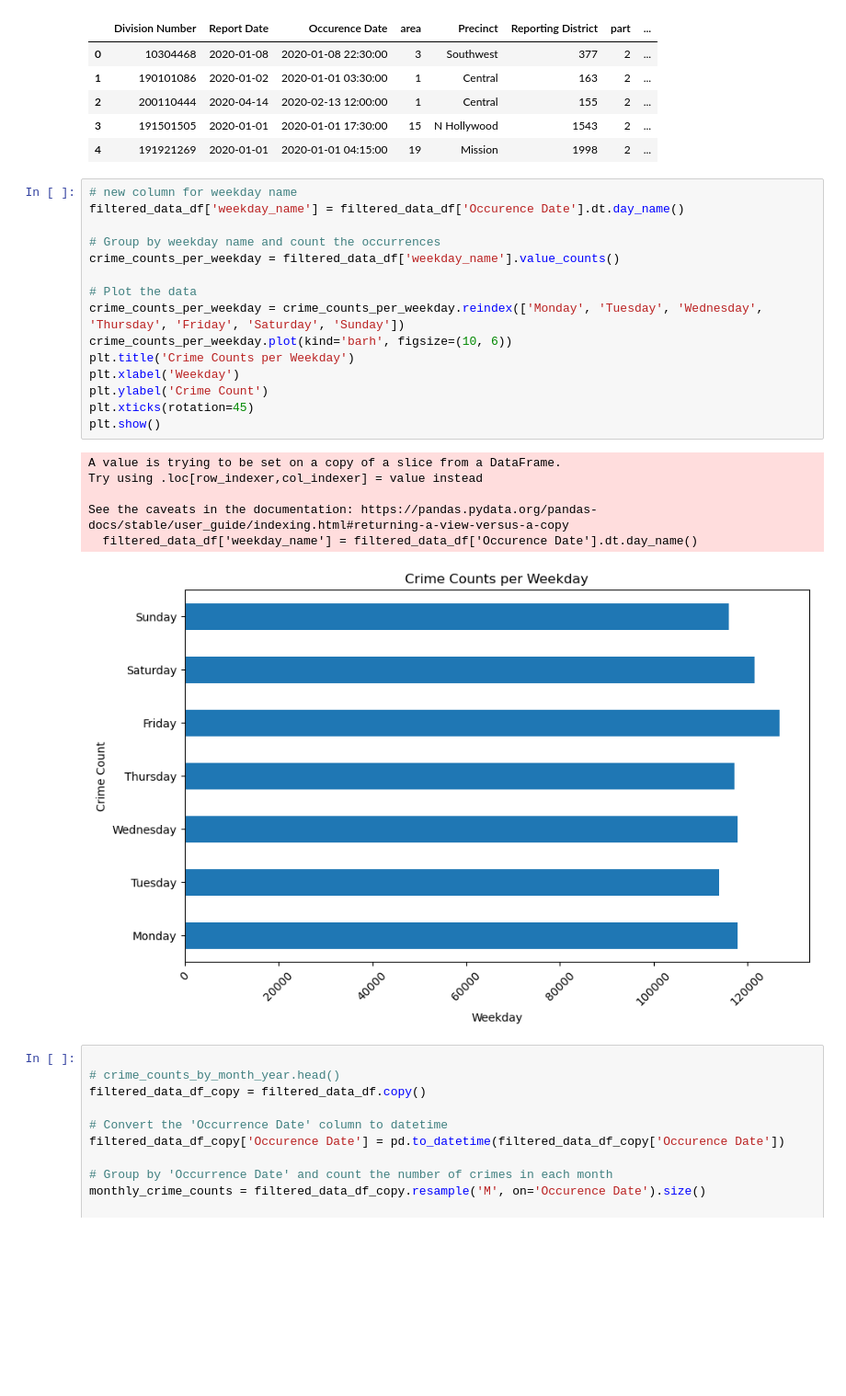
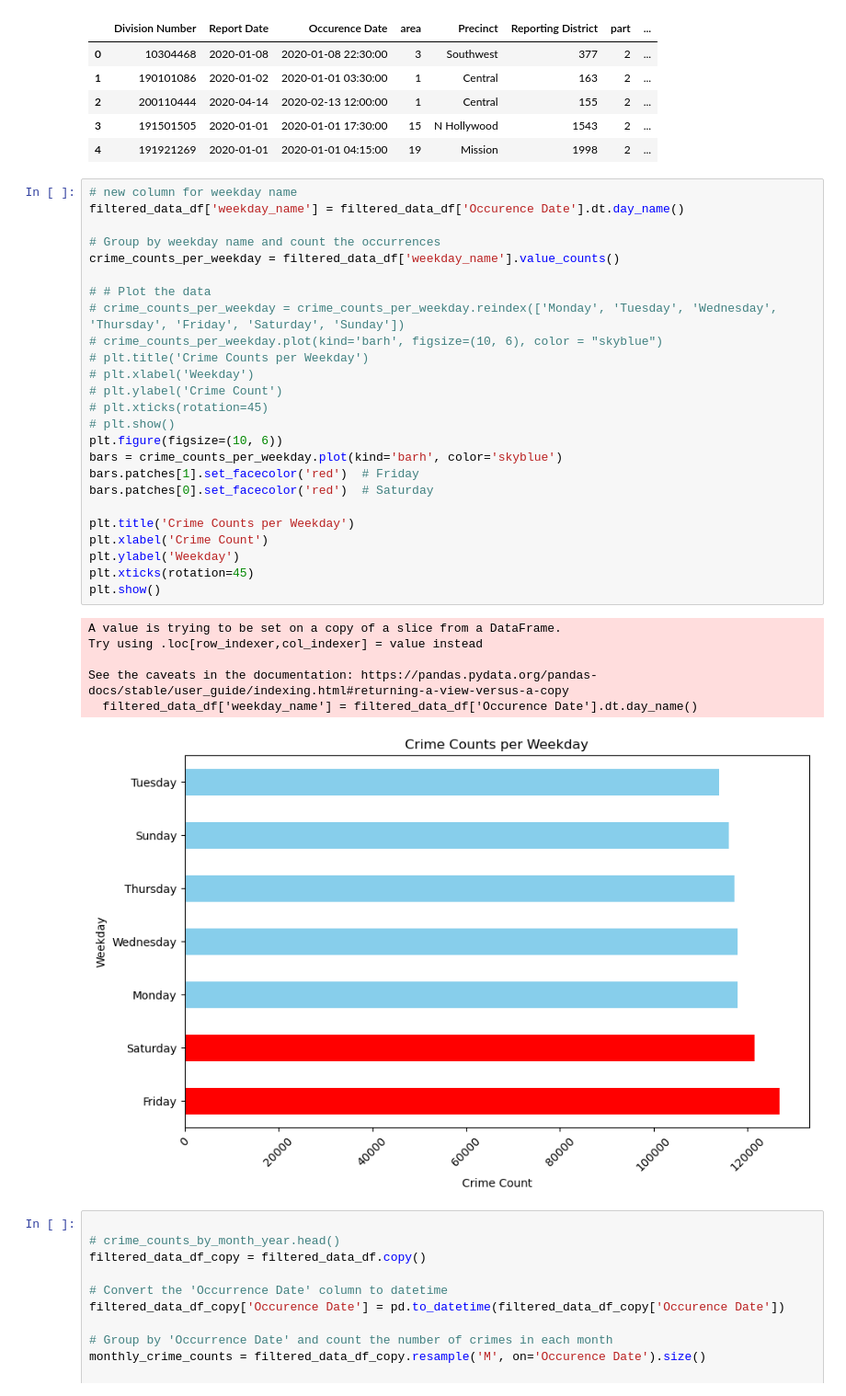
Before and after one commit to eshih22/la_crime_group_project, a Jupyter notebook: LA_crime_data.ipynb, the cells around one changed output. Shown at 92% size. Saved outputs shown, nothing was run; the diff lists cells and outputs as text; blank space fills up the shorter version.

```diff
--- a/LA_crime_data.ipynb
+++ b/LA_crime_data.ipynb
@@ -460,25 +479,35 @@ filtered_data_df.head()
 # %%
 # new column for weekday name
 filtered_data_df['weekday_name'] = filtered_data_df['Occurence Date'].dt.day_name()
 
 # Group by weekday name and count the occurrences
 crime_counts_per_weekday = filtered_data_df['weekday_name'].value_counts()
 
-# Plot the data
-crime_counts_per_weekday = crime_counts_per_weekday.reindex(['Monday', 'Tuesday', 'Wednesday', 'Thursday', 'Friday', 'Saturday', 'Sunday'])
-crime_counts_per_weekday.plot(kind='barh', figsize=(10, 6))
+# # Plot the data
+# crime_counts_per_weekday = crime_counts_per_weekday.reindex(['Monday', 'Tuesday', 'Wednesday', 'Thursday', 'Friday', 'Saturday', 'Sunday'])
+# crime_counts_per_weekday.plot(kind='barh', figsize=(10, 6), color = "skyblue")
+# plt.title('Crime Counts per Weekday')
+# plt.xlabel('Weekday')
+# plt.ylabel('Crime Count')
+# plt.xticks(rotation=45)
+# plt.show()
+plt.figure(figsize=(10, 6))
+bars = crime_counts_per_weekday.plot(kind='barh', color='skyblue')
+bars.patches[1].set_facecolor('red')  # Friday
+bars.patches[0].set_facecolor('red')  # Saturday
+
 plt.title('Crime Counts per Weekday')
-plt.xlabel('Weekday')
-plt.ylabel('Crime Count')
+plt.xlabel('Crime Count')
+plt.ylabel('Weekday')
 plt.xticks(rotation=45)
 plt.show()
 # %% [output]
 A value is trying to be set on a copy of a slice from a DataFrame.
 Try using .loc[row_indexer,col_indexer] = value instead
 
 See the caveats in the documentation: https://pandas.pydata.org/pandas-docs/stable/user_guide/indexing.html#returning-a-view-versus-a-copy
   filtered_data_df['weekday_name'] = filtered_data_df['Occurence Date'].dt.day_name()
-[figure, old version]
+[figure, new version]
 # %%
 
 # crime_counts_by_month_year.head()
```
Also changed, not shown: parts of 11 cells of this notebook, 2 other files.
